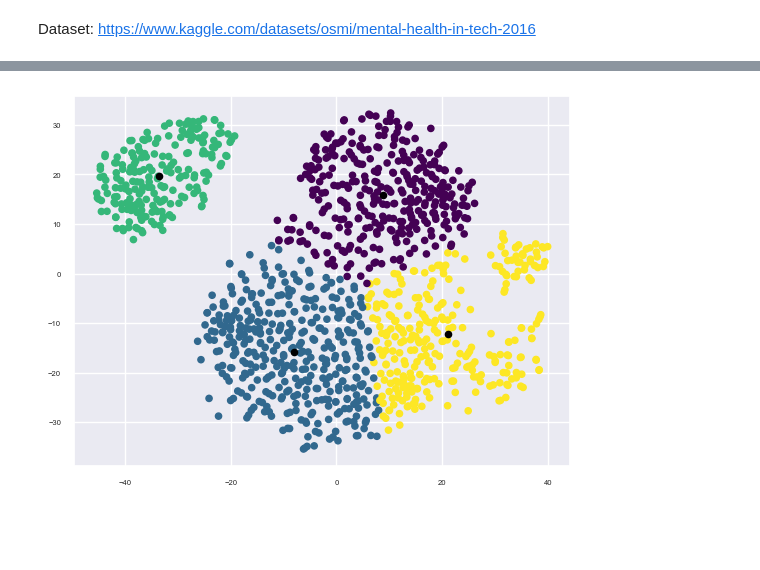
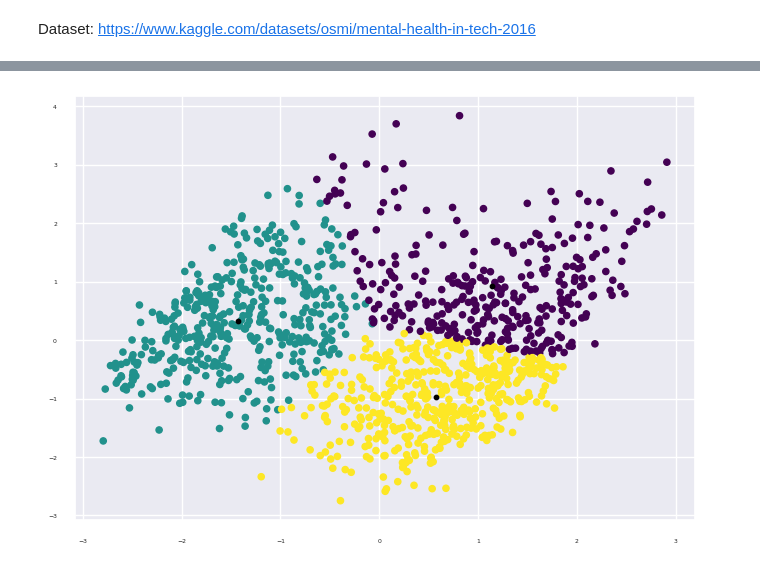
Before and after one commit to kasvoy/KaggleLearning, a Jupyter notebook: mental_health/mental_health.ipynb, the cells around one changed output, grey strips where cells are left out. Drawn from its saved outputs; the diff is of its cells as text; code cells hidden in the pictures; blank space fills up the shorter version.

Commit message:
clustering continues

```diff
--- a/mental_health/mental_health.ipynb
+++ b/mental_health/mental_health.ipynb
@@ -274,2 +249,2 @@ df
 # %%
-encoded = pd.get_dummies(df, columns=to_encode, dtype=float, drop_first=False)
+encoded = pd.get_dummies(df, columns=to_encode, dtype=float, drop_first=True)
@@ -292,16 +279,7 @@ encoded
-# %%
-#dropping the _N/A columns - these only reflect the self employed/no previous employers people - this info will be maintained in the respective columns
-for column in encoded.columns:
-    if '_N/A' in column:
-        encoded.drop(column, axis='columns', inplace=True)
-
-#dropping columns for which the opposite is easy to infer (that doesn't happen for most). sex 'other' can be infered from 0 for male and 0 for female
-to_drop_in_encoded = ['is_tech_org_0.0', 'observed_neg_conseq_for_coworkers_openabout_mh_inworkspace_No', 'hasbeen_diag_byprof_No', 'has_tech_role_0', 'sex_OTHER']
-
-encoded.drop(to_drop_in_encoded, axis='columns', inplace=True)
 # %%
 from sklearn.feature_selection import VarianceThreshold
-selector = VarianceThreshold(0.1)
+
+selector = VarianceThreshold(0.18)
 
 new = selector.fit_transform(encoded)
 
@@ -339,0 +347,10 @@ sns.scatterplot(x = tsne_df[0], y = tsne_df[1])
+# %%
+from sklearn.decomposition import PCA
+
+pca = PCA(n_components=2)
+pca.fit(selected)
+print(pca.explained_variance_ratio_)
+
+pca_df = pd.DataFrame(pca.fit_transform(selected))
+
+plt.scatter(pca_df[0], pca_df[1], s = 10)
@@ -340,11 +361,11 @@ sns.scatterplot(x = tsne_df[0], y = tsne_df[1])
 # %%
 from sklearn.cluster import KMeans
 
-kmeans = KMeans(n_clusters=4, n_init=10)
-labels = kmeans.fit_predict(tsne_df)
+kmeans = KMeans(n_clusters=3, n_init='auto')
+labels = kmeans.fit_predict(pca_df)
 
-plt.scatter(tsne_df[0], tsne_df[1], c=labels, s=20, cmap='viridis')
-plt.scatter(kmeans.cluster_centers_[:, 0], kmeans.cluster_centers_[:, 1], c='black', s=20, alpha=1)
+plt.scatter(pca_df[0], pca_df[1], c=labels, s=20, cmap='viridis')
+plt.scatter(kmeans.cluster_centers_[:, 0], kmeans.cluster_centers_[:, 1], c='black', s=10, alpha=1)
 plt.show()
 # %% [output]
-[figure, old version]
+[figure, new version]
```
Also changed, not shown: parts of 36 cells of this notebook.
